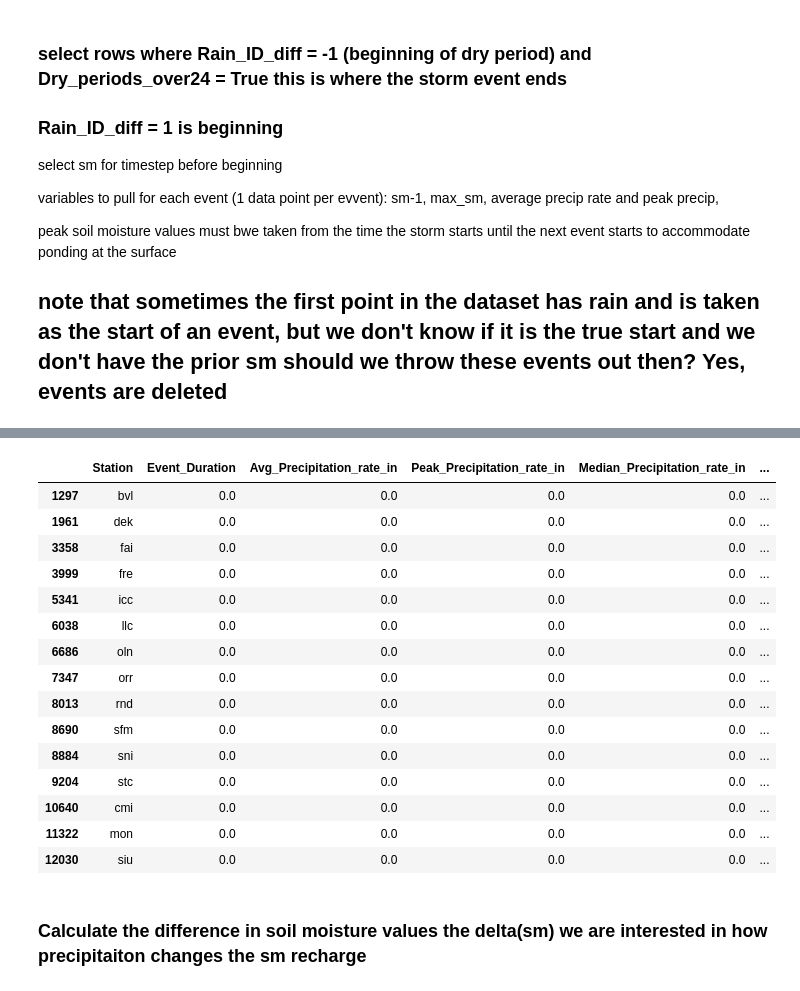
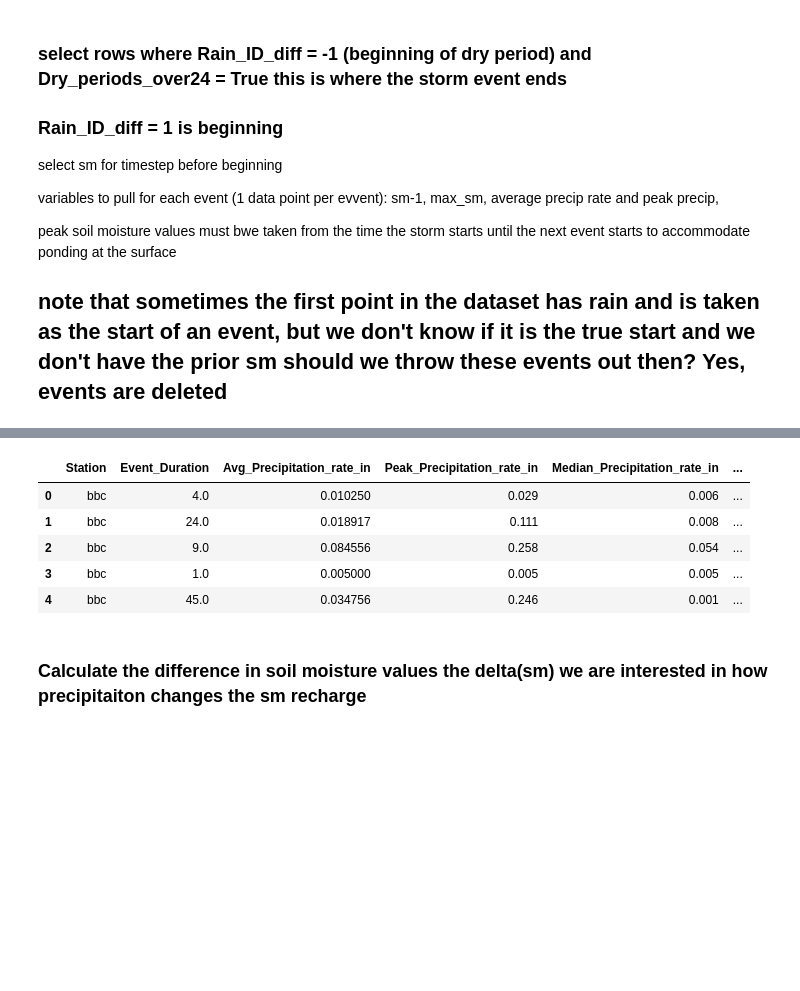
Before and after one commit to cstraus22/IL_WARM_MI_analysis, a Jupyter notebook: Data_cleaning_and_selection.ipynb, the cells around one changed output, grey strips where cells are left out. Saved outputs shown, nothing was run; the diff lists cells and outputs as text; code cells hidden in the pictures; blank space fills up the shorter version.

```diff
--- a/Data_cleaning_and_selection.ipynb
+++ b/Data_cleaning_and_selection.ipynb
@@ -151,6 +191,7 @@ sensor_depths = np.array([5, 10, 20, 50, 100, 150])
 
 #Column_depth is Column_sum_depth, and depths is sensor_depths
 def column_weighted_sm(data, Column_depth, depths):
+    data = data.copy()
     for m in range(len(Column_depth)):
         n = np.where(sensor_depths == Column_depth[m])[0][0]
         depth_weights = np.zeros(len(depths))
@@ -170,9 +211,11 @@ def column_weighted_sm(data, Column_depth, depths):
             if c == 0:
                 data[Weighted_column_names] = depth_weights[c] * data.iloc[:,c + 3]
             else:
-                data[Weighted_column_names] =( data[Weighted_column_names] +
+                data[Weighted_column_names] =(data[Weighted_column_names] +
                                               depth_weights[c] * data.iloc[:,c + 3])
 
+        data[Weighted_column_names] = data[Weighted_column_names].round(decimals = 4)
+
     return data
 # %%
 SM_data_weighted = column_weighted_sm(SM_data_cleaned, Column_sum_depth, sensor_depths)
@@ -269,0 +376,2 @@ Apr_2_Oct_WeightedSM_data_stormID = Apr_2_Oct_WeightedSM_data_stormID.reset_inde
+# %%
+Apr_2_Oct_WeightedSM_data_stormID = drop_winter_months(WeightedSM_data_stormID, spring_cutoff = 4, fall_cutoff = 10)
@@ -575,22 +807,12 @@ next event start index 1497484
-# %%
-Apr_2_oct_Event_vars_df.loc[Apr_2_oct_Event_vars_df['Event_Duration'] == 0]
-# %% [output]
-|  | Station | Event_Duration | Avg_Precipitation_rate_in | Peak_Precipitation_rate_in | Median_Precipitation_rate_in | ... |
-| 1297 | bvl | 0.0 | 0.0 | 0.0 | 0.0 | ... |
-| 1961 | dek | 0.0 | 0.0 | 0.0 | 0.0 | ... |
-| 3358 | fai | 0.0 | 0.0 | 0.0 | 0.0 | ... |
-| 3999 | fre | 0.0 | 0.0 | 0.0 | 0.0 | ... |
-| 5341 | icc | 0.0 | 0.0 | 0.0 | 0.0 | ... |
-| 6038 | llc | 0.0 | 0.0 | 0.0 | 0.0 | ... |
-| 6686 | oln | 0.0 | 0.0 | 0.0 | 0.0 | ... |
-| 7347 | orr | 0.0 | 0.0 | 0.0 | 0.0 | ... |
-| 8013 | rnd | 0.0 | 0.0 | 0.0 | 0.0 | ... |
-| 8690 | sfm | 0.0 | 0.0 | 0.0 | 0.0 | ... |
-| 8884 | sni | 0.0 | 0.0 | 0.0 | 0.0 | ... |
-| 9204 | stc | 0.0 | 0.0 | 0.0 | 0.0 | ... |
-| 10640 | cmi | 0.0 | 0.0 | 0.0 | 0.0 | ... |
-| 11322 | mon | 0.0 | 0.0 | 0.0 | 0.0 | ... |
-| 12030 | siu | 0.0 | 0.0 | 0.0 | 0.0 | ... |
+# %%
+Apr_2_oct_Event_vars_df.head()
+# %% [output]
+|  | Station | Event_Duration | Avg_Precipitation_rate_in | Peak_Precipitation_rate_in | Median_Precipitation_rate_in | ... |
+| 0 | bbc | 4.0 | 0.010250 | 0.029 | 0.006 | ... |
+| 1 | bbc | 24.0 | 0.018917 | 0.111 | 0.008 | ... |
+| 2 | bbc | 9.0 | 0.084556 | 0.258 | 0.054 | ... |
+| 3 | bbc | 1.0 | 0.005000 | 0.005 | 0.005 | ... |
+| 4 | bbc | 45.0 | 0.034756 | 0.246 | 0.001 | ... |
 # %% [markdown]
 ### Calculate the difference in soil moisture values the delta(sm) we are interested in how precipitaiton changes the sm recharge
 # %%
```
Also changed, not shown: parts of 35 cells of this notebook, 24 other files.
